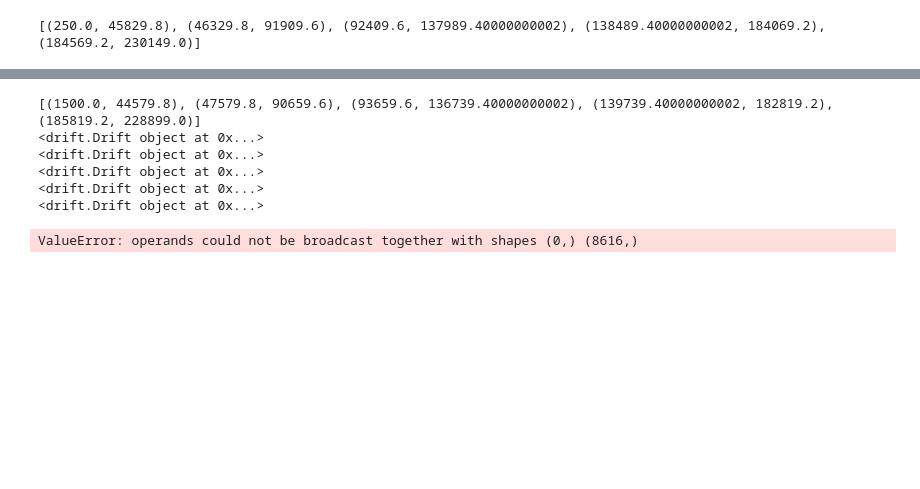
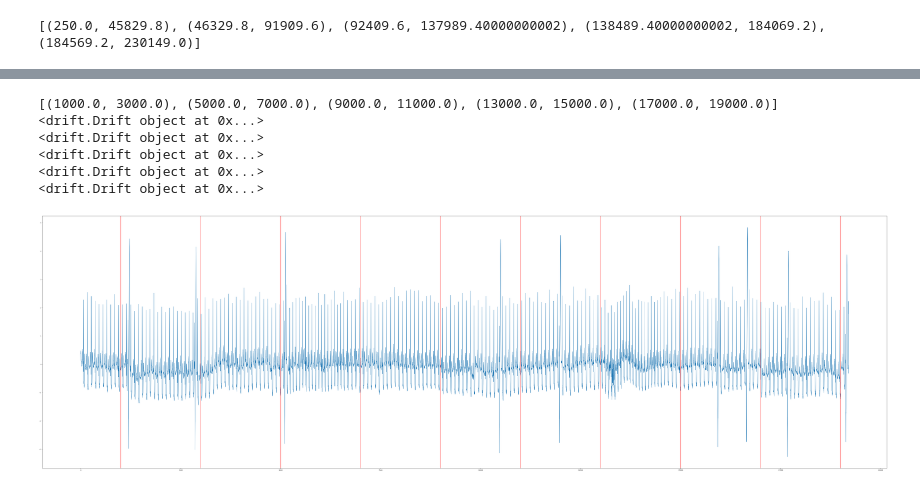
Before and after one commit to akankshanehete/CANMark, a Jupyter notebook: driftgen/interval_demo.ipynb, the cells around one changed output, grey strips where cells are left out. Saved outputs shown, nothing was run; the diff lists cells and outputs as text; code cells hidden in the pictures; blank space fills up the shorter version.

```diff
--- a/driftgen/interval_demo.ipynb
+++ b/driftgen/interval_demo.ipynb
@@ -25,16 +26,24 @@ plt.plot(drift_addition_1.dataset.iloc[180000:, 0])
 # %%
 # creating 3 drift modules, one for each interval
-meandrift1 = Drift('mean', 10, transition_period=0.20) # drift module 1
-distdrift1 = Drift('dist', 0.8, transition_period=0) # drift module 2
-meandrift2 = Drift('mean', 3, transition_period=0) # drift module 3
+meandrift1 = Drift('mean', 10, transition_period=0.2) # drift module 1
+distdrift1 = Drift('dist', 0.5, transition_period=0) # drift module 2
+meandrift2 = Drift('mean', -13, transition_period=0) # drift module 3
 
-drift_addition_1.create_intervals(5,3000)
-drift_addition_1.add_drifts(meandrift1, distdrift1, meandrift2, meandrift1, meandrift1)
+drift_addition_1.create_intervals(5,2000)
+# add drift modules here corresponding to intervals
+drift_addition_1.add_drifts(meandrift1, distdrift1, meandrift2, distdrift1, meandrift2)
+
+plt.figure(figsize=(100,30))
+plt.plot(drift_addition_1.dataset.iloc[:, 0])
+for point in drift_addition_1.points:
+    plt.axvline(x = point[0], color = 'r',)
+    plt.axvline(x = point[1], color = 'r',)
+plt.show()
 # %% [output]
-[(1500.0, 44579.8), (47579.8, 90659.6), (93659.6, 136739.40000000002), (139739.40000000002, 182819.2), (185819.2, 228899.0)]
+[(1000.0, 3000.0), (5000.0, 7000.0), (9000.0, 11000.0), (13000.0, 15000.0), (17000.0, 19000.0)]
 <drift.Drift object at 0x...>
 <drift.Drift object at 0x...>
 <drift.Drift object at 0x...>
 <drift.Drift object at 0x...>
 <drift.Drift object at 0x...>
-ValueError: operands could not be broadcast together with shapes (0,) (8616,)
+[figure, added]
```
Also changed, not shown: parts of 2 cells of this notebook.
